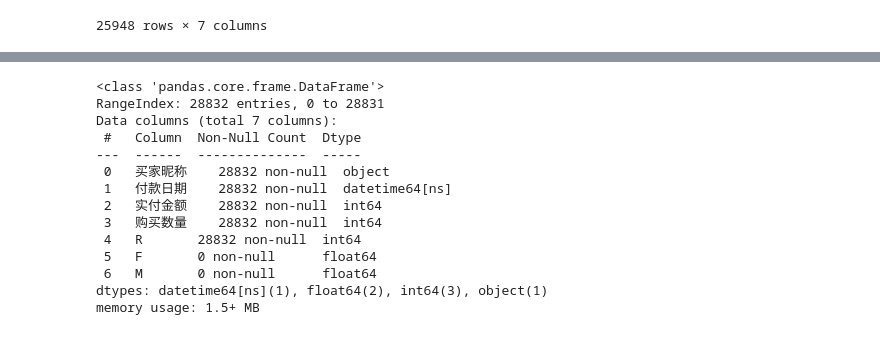
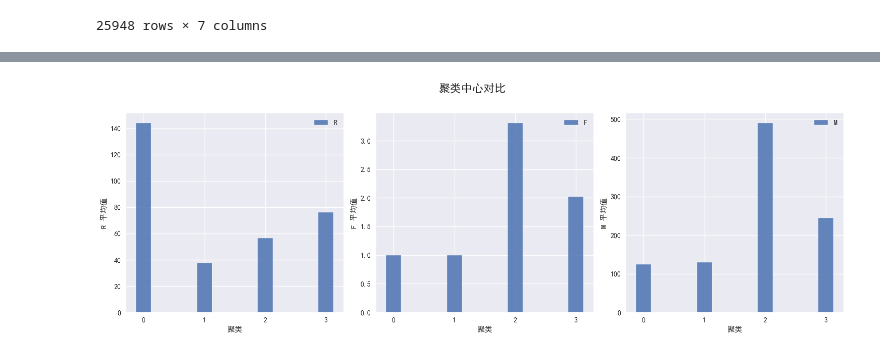
Before and after one commit to AmazingYe-oss/user-persona-ecomm, a Jupyter notebook: 电商用户画像分析.ipynb, the cells around one changed output, grey strips where cells are left out. Cells and saved outputs as stored; diff of their text form; code cells hidden in the pictures.

```diff
--- a/电商用户画像分析.ipynb
+++ b/电商用户画像分析.ipynb
@@ -181,16 +264,27 @@ Index(['买家昵称', '付款日期', '订单状态', '实付金额', '邮费',
 # %%
+import matplotlib.pyplot as plt
+import numpy as np
+
+plt.style.use('seaborn-v0_8')
+plt.rcParams['font.sans-serif']=['SimHei']
+plt.rcParams['axes.unicode_minus']=False# 白板风格，好看
+fig, axes = plt.subplots(1, 3, figsize=(15, 5), sharex=True)
+fig.suptitle('聚类中心对比', fontsize=16, y=1.02)
+
+x = np.arange(cluster_centers.shape[0])       # 0 1 2 … n_cluster-1
+width = 0.25                                  # 柱宽
+
+for ax, col in zip(axes, cluster_centers.columns[1:]):
+    ax.bar(x, cluster_centers[col], width, label=col, alpha=0.85)
+    ax.set_xticks(x)
+    ax.set_xticklabels(cluster_centers['cluster'])
+    ax.set_xlabel('聚类')
+    ax.set_ylabel(f'{col} 平均值')
+    ax.legend(frameon=False)
+    ax.spines['top'].set_visible(False)
+    ax.spines['right'].set_visible(False)
+
+plt.tight_layout()
+plt.show()
 # %% [output]
-<class 'pandas.core.frame.DataFrame'>
-RangeIndex: 28832 entries, 0 to 28831
-Data columns (total 7 columns):
- #   Column  Non-Null Count  Dtype
----  ------  --------------  -----
- 0   买家昵称    28832 non-null  object
- 1   付款日期    28832 non-null  datetime64[ns]
- 2   实付金额    28832 non-null  int64
- 3   购买数量    28832 non-null  int64
- 4   R       28832 non-null  int64
- 5   F       0 non-null      float64
- 6   M       0 non-null      float64
-dtypes: datetime64[ns](1), float64(2), int64(3), object(1)
-memory usage: 1.5+ MB
+[figure, added]
```
Also changed, not shown: parts of 22 cells of this notebook.
